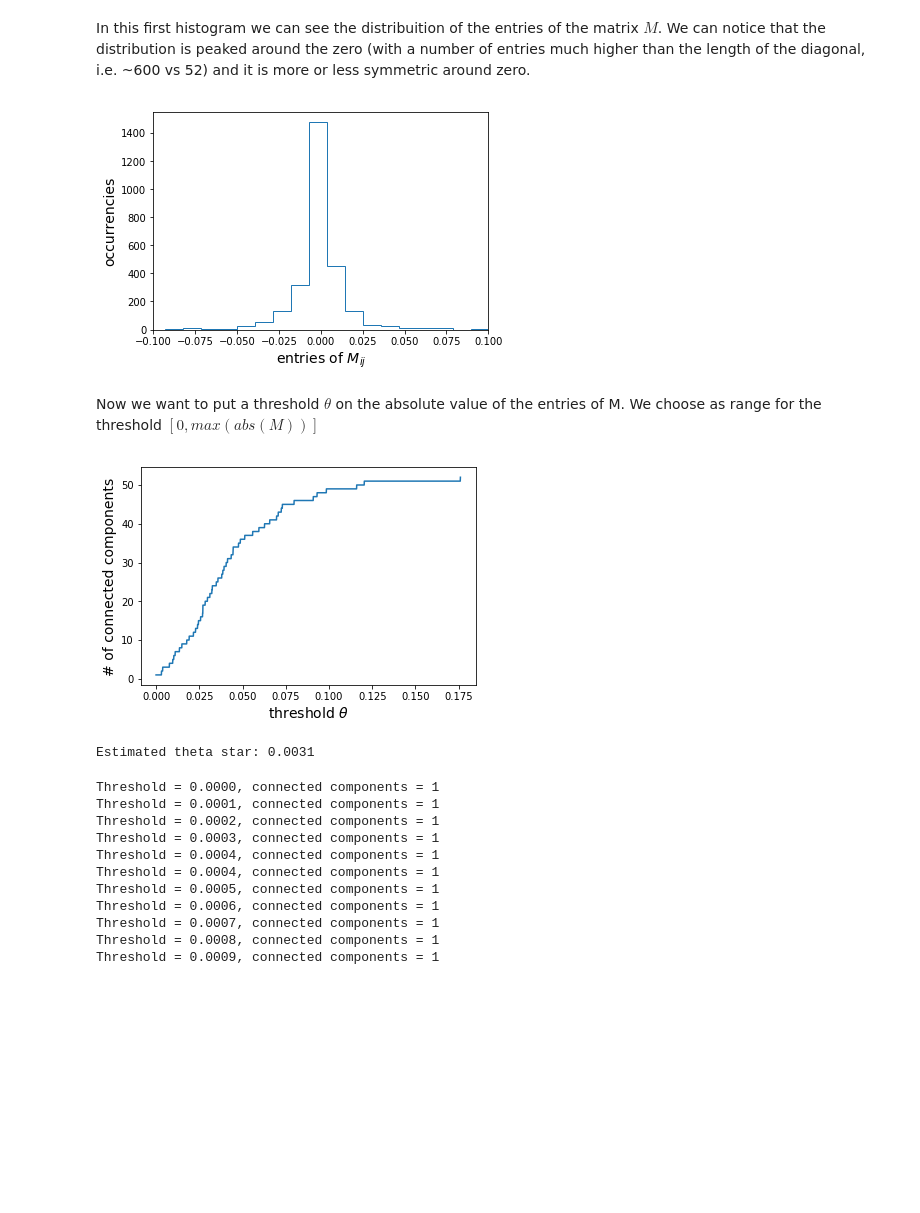
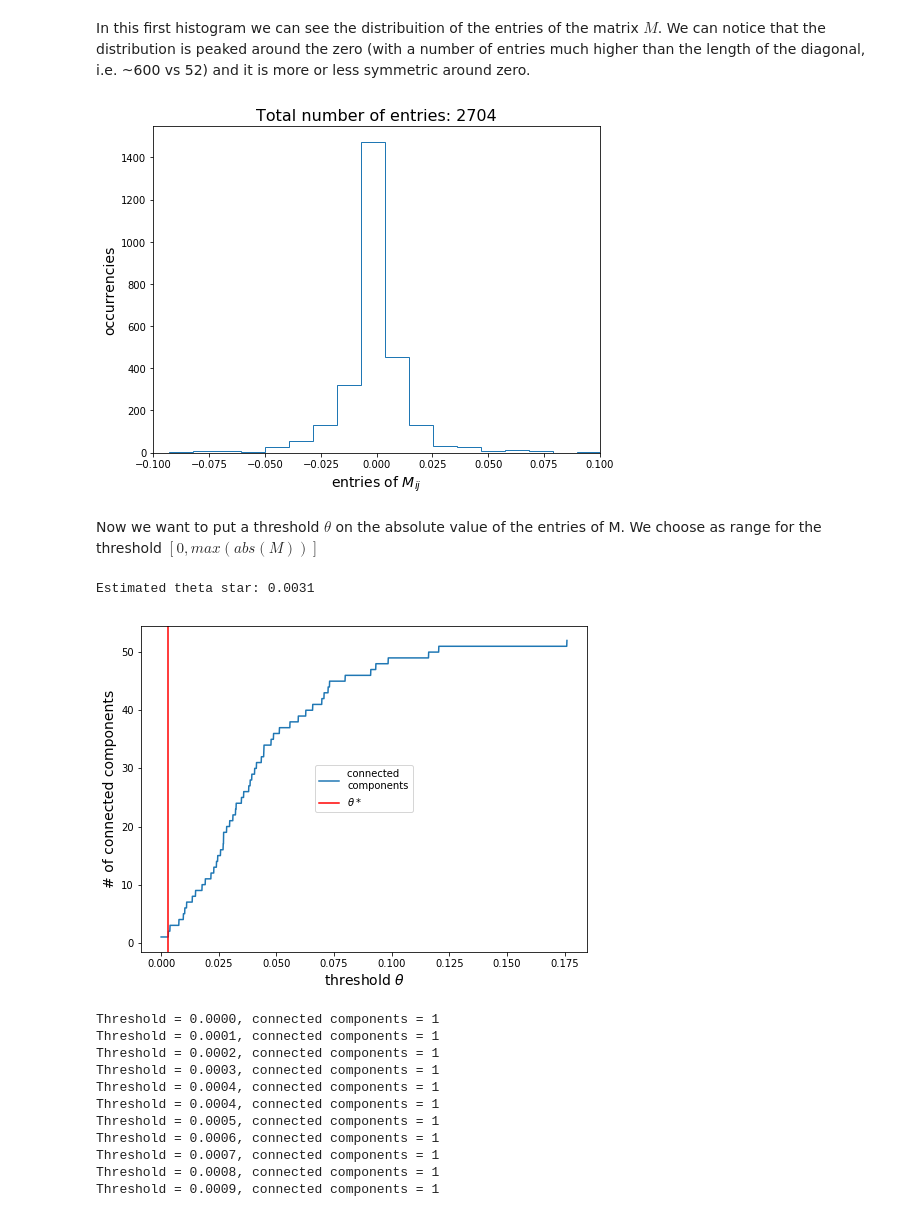
Before and after one commit to mango915/Forests, a Jupyter notebook: Forest.ipynb, the cells around one changed output. Drawn from its saved outputs; the diff is of its cells as text; code cells hidden in the pictures; blank space fills up the shorter version.

Commit message:
metropolis convergent and other stuff

```diff
--- a/Forest.ipynb
+++ b/Forest.ipynb
@@ -118,0 +156,29 @@ l_i = 0.5*np.log((1 - m_i + eps)/(1 + m_i + eps))
+# %%
+# array of abundances for each subplot
+cell_pop_M = np.array(cell_pop_M).reshape(200, 299)
+# for each subplot is True if a species is present, False otherwise
+cell_presence_mask = cell_pop_M > 0
+# True -> 1, False -> 0
+cell_presence = cell_presence_mask.astype(int)
+# True -> +1, False -> -1 (spins)
+cell_spins = cell_presence*2 -1
+# total magnetization for each subplot/configuration
+cell_M = cell_spins.sum(axis = 1)
+# total magnetization averaged over the observed configurations
+M = cell_M.mean()
+print("Average magnetization: ", M)
+# squared magnetization averaged over the observed configurations
+M2 = np.power(cell_M,2).mean()
+print("Average squared magnetization: ", M2)
+# variance of the total magnetization
+Var_M = M2 - M**2
+print("Var M ", Var_M)
+# equivalently
+print("Var M (second method) ", cell_M.var())
+# lagrange parameter K
+K = 0.5*S/Var_M
+print("K : ", K)
+eps = 10**-6
+# negative shift of M/Var_M
+sp_l_i = np.arctanh(m_i - np.sign(m_i)*eps) + M/Var_M
+print("Max and min lambda" ,sp_l_i.max(), sp_l_i.min())
@@ -412,14 +546,15 @@ lamb = -np.dot(M,X_most_mean)
 # %% [markdown]
 In this first histogram we can see the distribuition of the entries of the matrix $M$. We can notice that the distribution is peaked around the zero (with a number of entries much higher than the length of the diagonal, i.e. ~600 vs 52) and it is more or less symmetric around zero.
 # %%
+plt.figure(figsize = (8,6))
 plt.hist(M.flatten(), bins = 25, histtype = 'step', density = False)
 plt.xlim(-0.10, +0.10)
 plt.xlabel("entries of $M_{ij}$", fontsize = 14)
 plt.ylabel("occurrencies", fontsize = 14)
-
+plt.title("Total number of entries: %d"%(len(M)**2), fontsize = 16)
 plt.show()
 # %% [output]
-[figure, old version]
+[figure, new version]
 # %% [markdown]
 Now we want to put a threshold $\theta$ on the absolute value of the entries of M. We choose as range for the threshold $[0,max(abs(M))]$
 # %%
@@ -451,19 +586,22 @@ for i,theta in enumerate(thresholds):
     almost_zero = np.abs(eig_values) < sensibility
     # number of conncected components = number of zero eigenvalues (or equivalently degeneracy of eigval 0)
     connected_components[i] = np.count_nonzero(almost_zero.astype(int))
-# %%
-plt.plot(thresholds, connected_components)
-plt.xlabel("threshold "+r"$\theta$", fontsize = 14)
-plt.ylabel("# of connected components", fontsize = 14)
-plt.show()
-# %% [output]
-[figure, removed]
 # %%
 one_component_mask = connected_components == 1
 theta_star = np.max(thresholds[one_component_mask])
 print("Estimated theta star: %.4f"%theta_star)
 # %% [output]
 Estimated theta star: 0.0031
+# %%
+plt.figure(figsize = (8,6))
+plt.plot(thresholds, connected_components, label = 'connected \ncomponents')
+plt.xlabel("threshold "+r"$\theta$", fontsize = 14)
+plt.ylabel("# of connected components", fontsize = 14)
+plt.axvline(theta_star, color = 'red', label = r'$\theta*$')
+plt.legend(loc = 'center')
+plt.show()
+# %% [output]
+[figure, added]
 # %%
 # if we are interested in the detailed correspondence between threshold and connected components
 for t,c in zip(thresholds, connected_components):
```
Also changed, not shown: parts of 33 cells of this notebook.
